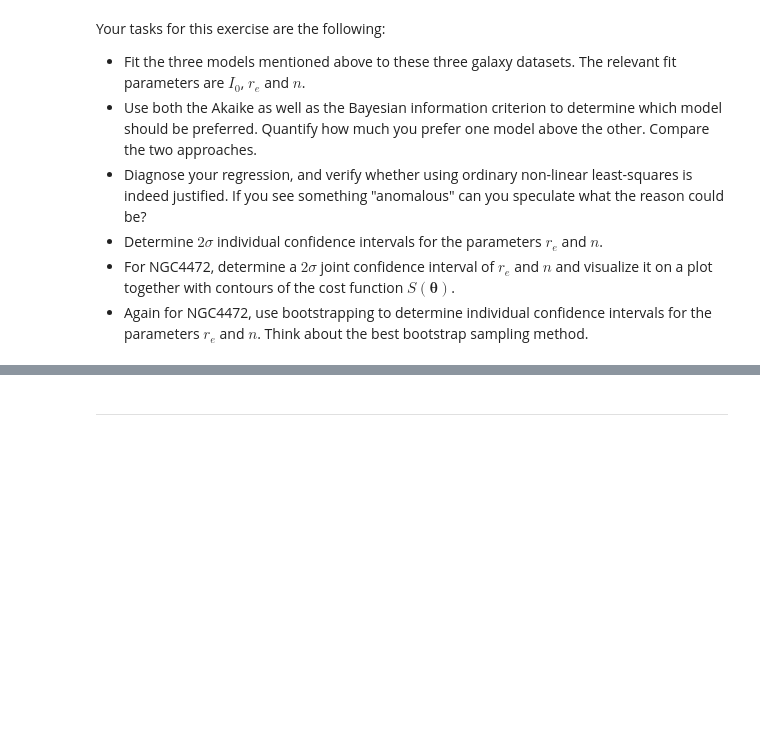
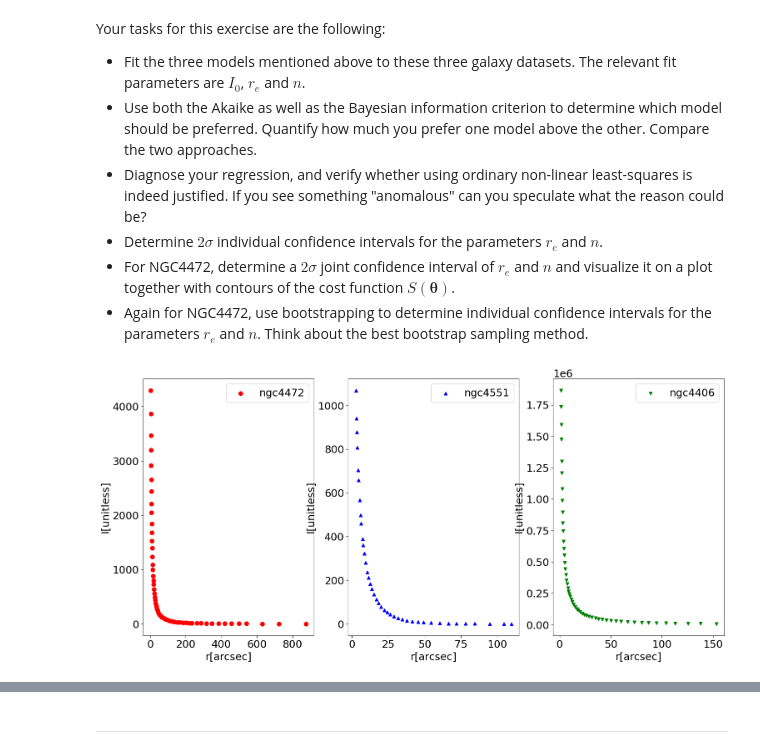
Before and after one commit to aapnegara/data-analysis-homework, a Jupyter notebook: HomeworkAssignment3_AAgungPrawiraNegara_NandVanDeun.ipynb, the cells around one changed output, grey strips where cells are left out. Cells and saved outputs as stored; diff of their text form; code cells hidden in the pictures; blank space fills up the shorter version.

```diff
--- a/HomeworkAssignment3_AAgungPrawiraNegara_NandVanDeun.ipynb
+++ b/HomeworkAssignment3_AAgungPrawiraNegara_NandVanDeun.ipynb
@@ -152,3 +437,32 @@ Your tasks for this exercise are the following:
 - Determine $2\sigma$ individual confidence intervals for the parameters $r_e$ and $n$.
 - For NGC4472, determine a $2\sigma$ joint confidence interval of $r_e$ and $n$ and visualize it on a plot together with contours of the cost function $S(\mathbf{\theta})$.
 - Again for NGC4472, use bootstrapping to determine individual confidence intervals for the parameters $r_e$ and $n$. Think about the best bootstrap sampling method.
+# %%
+Mu1 = 26
+Mu2 = 26
+Mu3 = 32
+I1 = 10**((Mu1-ngc4472['surf_mag'])/2.5)
+r1 = ngc4472['radius']
+I2 = 10**((Mu2-ngc4551['surf_mag'])/2.5)
+r2 = ngc4551['radius']
+I3 = 10**((Mu3-ngc4406['surf_mag'])/2.5)
+r3 = ngc4406['radius']
+# %%
+fig, ax = plt.subplots(1,3, figsize=(18,8))
+ax[0].scatter(r1, I1, c="red", marker='o', s=50, label="ngc4472")
+ax[1].scatter(r2, I2, c="blue", marker='^', s=30, label="ngc4551")
+ax[2].scatter(r3, I3, c="green", marker='v', s=30, label="ngc4406")
+ax[0].set_xlabel('r[arcsec]')
+ax[0].set_ylabel('I[unitless]')
+ax[0].legend(loc=1)
+ax[1].set_xlabel('r[arcsec]')
+ax[1].set_ylabel('I[unitless]')
+ax[1].legend(loc=1)
+ax[2].set_xlabel('r[arcsec]')
+ax[2].set_xlabel('r[arcsec]')
+ax[2].set_ylabel('I[unitless]')
+ax[2].legend(loc=1)
+
+plt.show()
+# %% [output]
+[figure, added]
```
Also changed, not shown: parts of 51 cells of this notebook, 1 other file.
